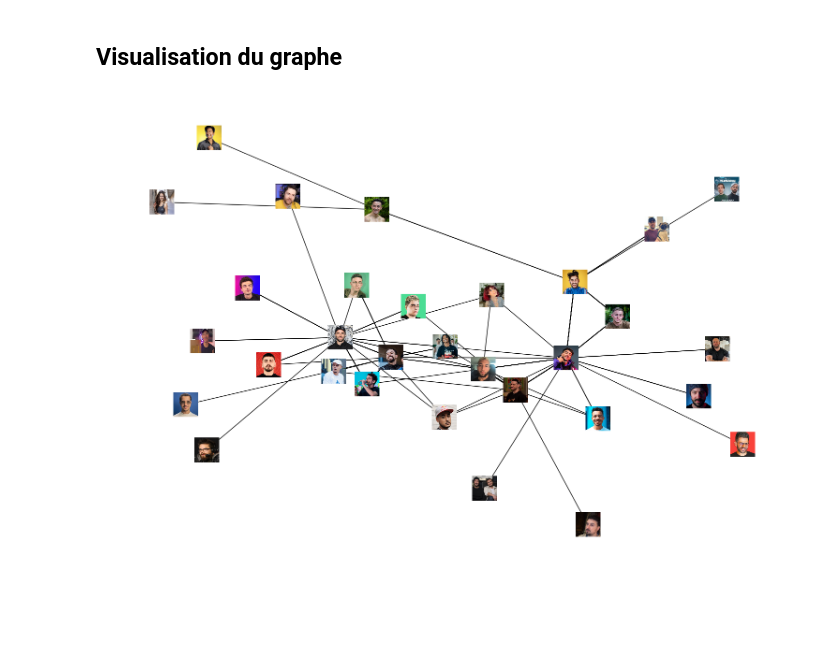
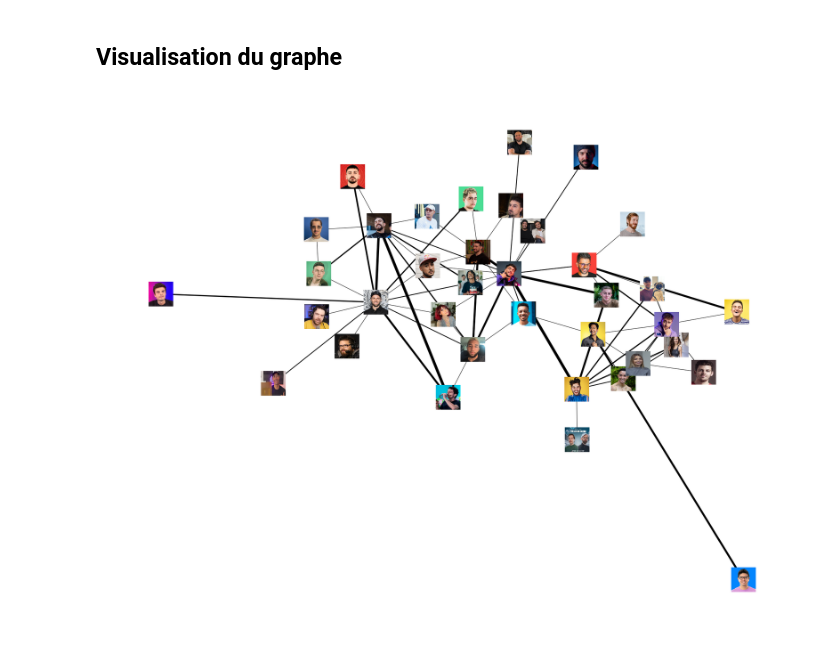
Before and after one commit to 402rayan/reseauYoutube, a Jupyter notebook: main.ipynb, the cells around one changed output. Drawn from its saved outputs; the diff is of its cells as text; code cells hidden in the pictures; blank space fills up the shorter version.

Commit message:
Ajout de qq youtubers et AJOUT du poids des arretes

```diff
--- a/main.ipynb
+++ b/main.ipynb
@@ -15,7 +17,7 @@ import json
 # %% [markdown]
 ## Chargement des données des vidéos
 # %%
-with open("collaborations.json") as file:
+with open("collaborations.json", encoding="utf-8") as file:
     collaborations_data = json.load(file)
 # %% [markdown]
 ## Création du Graphe et ajout des collaborations
@@ -24,27 +26,37 @@ with open("collaborations.json") as file:
 G = nx.MultiGraph()
 
 # Ajout des nœuds et des arêtes avec des vidéos comme attribut
-for youTuber, collaborators in collaborations_data.items():
+for youtuber, collaborators in collaborations_data.items():
     for collaborator, videos in collaborators.items():
-        for video in videos:
-            G.add_edge(youTuber, collaborator, video=video)
+        # Ajouter une arête avec un poids correspondant au nombre de collaborations
+        weight = len(videos)
+        G.add_edge(youtuber, collaborator, weight=0.8*weight)
 # %% [markdown]
 ## Visualisation du graphe
 # %%
 # Visualisation basique du graphe
-pos = nx.spring_layout(G)  # Positionnement des nœuds
-plt.figure(figsize=(15, 10))  # Augmentez la taille du graphique ici
-nx.draw(G, pos, with_labels=False)
+pos = nx.kamada_kawai_layout(G)  #algorithme de positionnement
+edges = G.edges(data=True)
+
+
+plt.figure(figsize=(20, 15))  # Augmentez la taille du graphique ici
+
+# Calculer l'épaisseur des arêtes basée sur le poids
+edge_thickness = [d['weight'] for *_, d in edges]
+
+# Dessiner le graphe
+nx.draw(G, pos, width=edge_thickness, with_labels=False, edge_color='black')
+
 
 # Ajout des images redimensionnées
 for youTuber in G.nodes():
     img_path = f"assets/{youTuber}.png"
     with Image.open(img_path) as img:
         img_resized = img.resize((250, 250))  # Redimensionner l'image
-        imagebox = OffsetImage(img_resized, zoom=0.15)
+        imagebox = OffsetImage(img_resized, zoom=0.2)
         ab = AnnotationBbox(imagebox, pos[youTuber], frameon=False)
         plt.gca().add_artist(ab)
 
 plt.show()
 # %% [output]
-[figure, old version]
+[figure, new version]
```
Also changed, not shown: parts of 2 cells of this notebook, 14 other files.
